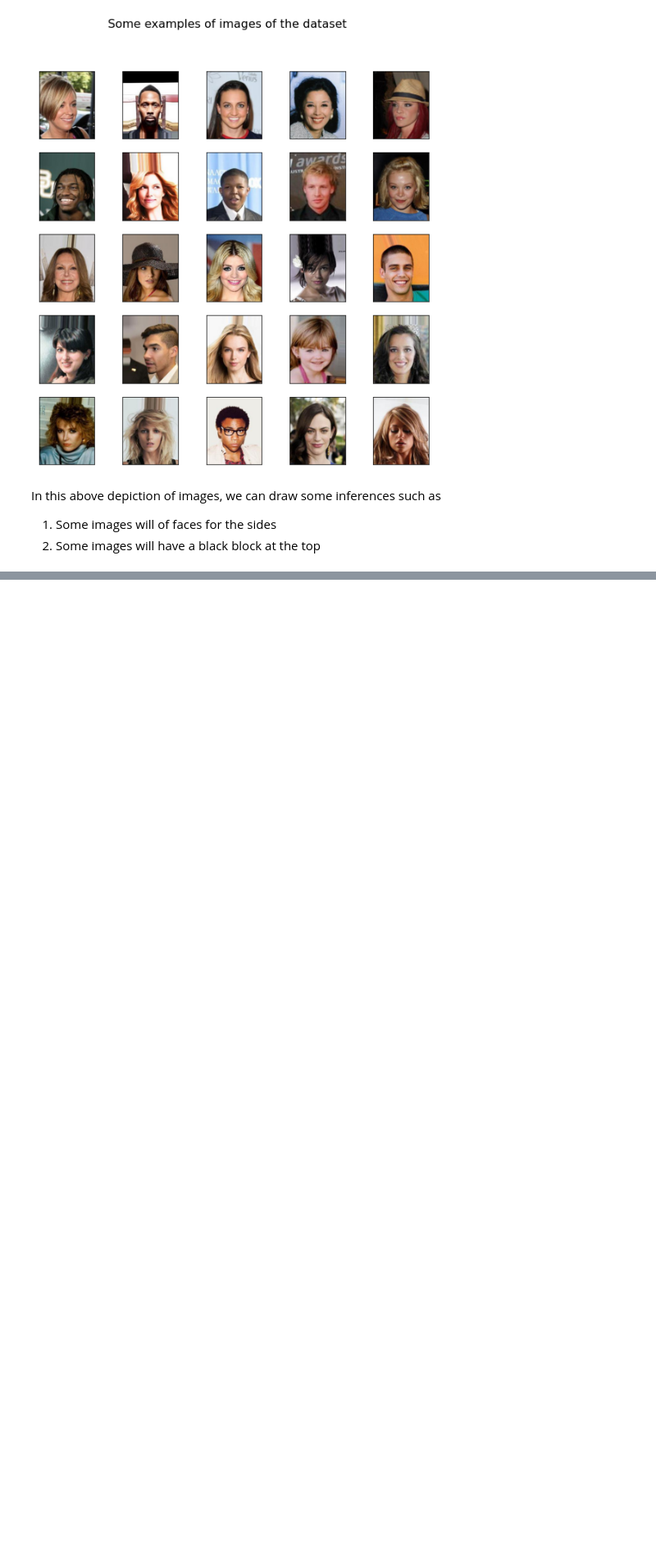
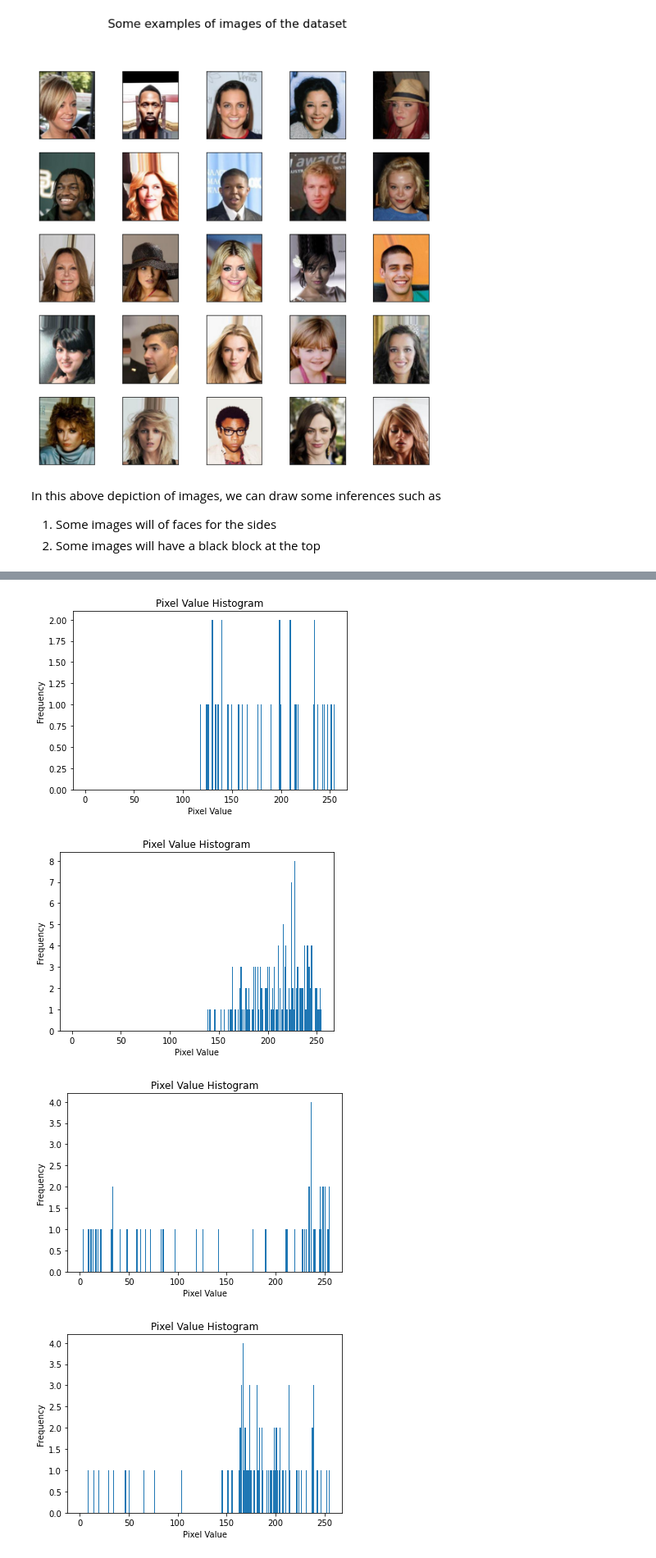
Before and after one commit to sharika95m/MSiA432_gp5_project, a Jupyter notebook: 01. EDA/EDA_images.ipynb, the cells around one changed output, grey strips where cells are left out. Shown at 82% size. Saved outputs shown, nothing was run; the diff lists cells and outputs as text; code cells hidden in the pictures; blank space fills up the shorter version.

```diff
--- a/01. EDA/EDA_images.ipynb
+++ b/01. EDA/EDA_images.ipynb
@@ -97,0 +116,17 @@ In this above depiction of images, we can draw some inferences such as
+# %%
+for i in range(25):
+    # Load the image
+    if files[i] == '.DS_Store':
+        continue
+
+    image = Image.open(dir_path + files[i])
+
+    # Convert the image to a NumPy array
+    image_array = np.array(image)
+
+    # Calculate the mean and standard deviation of the pixel values
+    mean = np.mean(image_array)
+    std = np.std(image_array)
+
+    # Display the mean and standard deviation
+    print('Mean: {:.2f}, Standard deviation: {:.2f}'.format(mean, std))
@@ -97,0 +151,24 @@ In this above depiction of images, we can draw some inferences such as
+# %%
+for i in range(25):
+    # Load the image
+    if files[i] == '.DS_Store':
+        continue
+
+    image = Image.open(dir_path + files[i])
+    # Convert the image to a NumPy array
+    image_array = np.array(image)
+
+    # Calculate the histogram of the pixel values
+    hist, bins = np.histogram(image_array.ravel(), bins=256, range=(0, 255))
+
+    # Plot the histogram
+    plt.hist(hist, bins=bins)
+    plt.title('Pixel Value Histogram')
+    plt.xlabel('Pixel Value')
+    plt.ylabel('Frequency')
+    plt.show()
+# %% [output]
+[figure, added]
+[figure, added]
+[figure, added]
+[figure, added]
```
Also changed, not shown: parts of 3 cells of this notebook.
